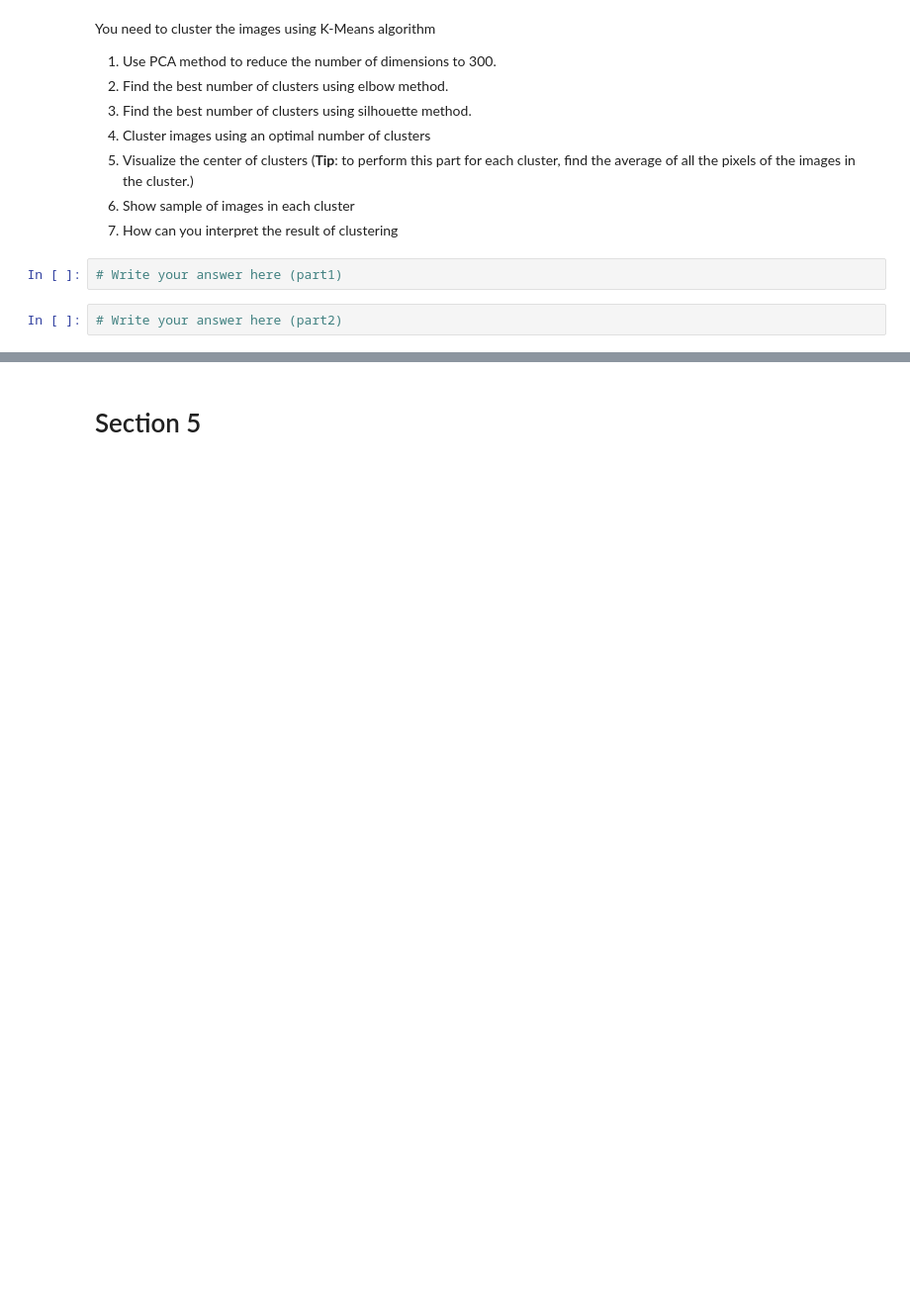
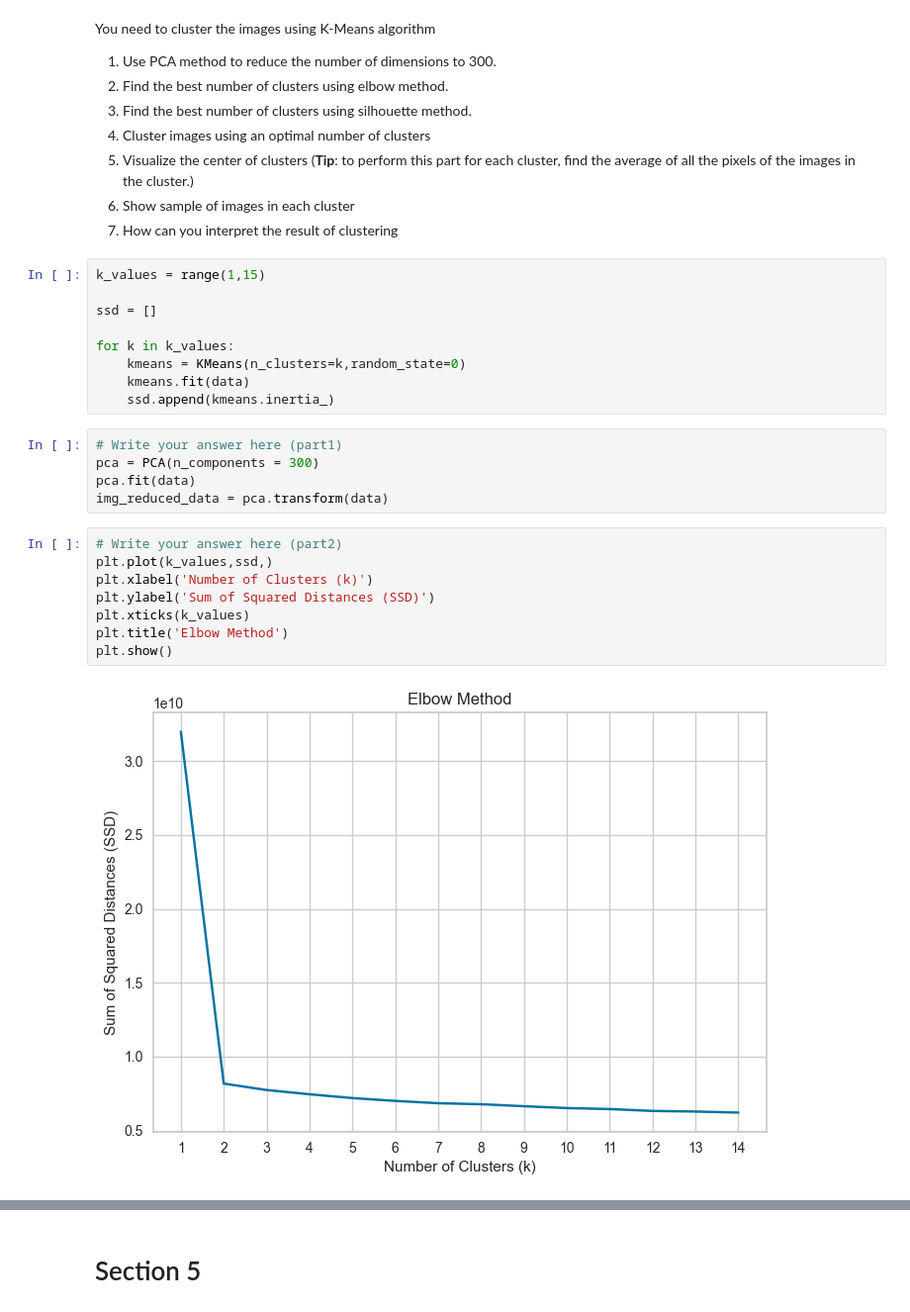
Before and after one commit to Sachin-Sarathe/ABI-Assignment, a Jupyter notebook: vineeth/Assignment#2.ipynb, the cells around one changed output, grey strips where cells are left out. Shown at 99% size. Saved outputs shown, nothing was run; the diff lists cells and outputs as text; blank space fills up the shorter version.

```diff
--- a/vineeth/Assignment#2.ipynb
+++ b/vineeth/Assignment#2.ipynb
@@ -527,9 +530,29 @@ You need to cluster the images using K-Means algorithm
     <li>Show sample of images in each cluster</li>
     <li>How can you interpret the result of clustering</li>
 </ol>
+# %%
+k_values = range(1,15)
+
+ssd = []
+
+for k in k_values:
+    kmeans = KMeans(n_clusters=k,random_state=0)
+    kmeans.fit(data)
+    ssd.append(kmeans.inertia_)
 # %%
 # Write your answer here (part1)
+pca = PCA(n_components = 300)
+pca.fit(data)
+img_reduced_data = pca.transform(data)
 # %%
 # Write your answer here (part2)
+plt.plot(k_values,ssd,)
+plt.xlabel('Number of Clusters (k)')
+plt.ylabel('Sum of Squared Distances (SSD)')
+plt.xticks(k_values)
+plt.title('Elbow Method')
+plt.show()
+# %% [output]
+[figure, added]
 # %%
 # Write your answer here (part3)
```
Also changed, not shown: parts of 9 cells of this notebook, 1 other file.
